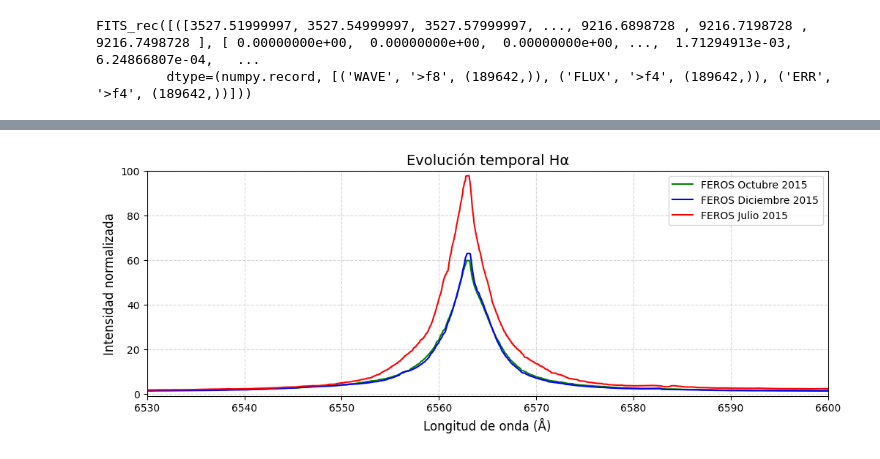
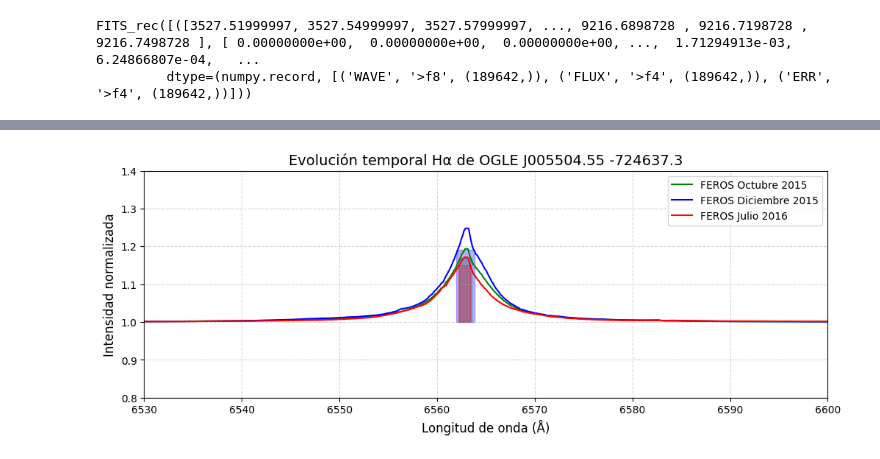
Before and after one commit to lsperezm/Red_Be_Stars, a Jupyter notebook: Code/B103.ipynb, the cells around one changed output, grey strips where cells are left out. Cells and saved outputs as stored; diff of their text form; code cells hidden in the pictures.

```diff
--- a/Code/B103.ipynb
+++ b/Code/B103.ipynb
@@ -28,6 +52,6 @@ FITS_rec([([3527.51999997, 3527.54999997, 3527.57999997, ..., 9216.6898728 , 921
 # %%
 #Data October 2015
-xd1_new=data1['FLUX'][0].tolist()
+xd1_new=data1['FLUX'][0]+1
 xd1_filt=median_filter(xd1_new,20)
 lam1 = data1['WAVE'][0]
 
@@ -37,7 +61,7 @@ mask_gamma1=np.abs(4367.23-lam1)>50 #H_gamma está corrido
 mask1=mask_alpha1&mask_beta1&mask_gamma1
 
 #Data December 2015
-xd2_new=data2['FLUX'][0].tolist()
+xd2_new=data2['FLUX'][0]+1
 xd2_filt=median_filter(xd2_new,20)
 lam2 = data2['WAVE'][0]
 
@@ -47,7 +71,7 @@ mask_gamma2=np.abs(4367.23-lam2)>50 #H_gamma está corrido
 mask2=mask_alpha2&mask_beta2&mask_gamma2
 
 #Data July 2016
-xd3_new=data3['FLUX'][0].tolist()
+xd3_new=data3['FLUX'][0]+1
 xd3_filt=median_filter(xd3_new,20)
 lam3 = data3['WAVE'][0]
 
@@ -100,32 +124,38 @@ n_iter = 100
 # %%
 EW_sst = []
 #with fits.open(Oct2015) as hdul:
 h1 = fits.getheader(Oct2015)
 fl = (xd1_filt/modelo1(lam1))[98900:-86000] #Flux normalizado
 efl = data1['ERR'][0]
 wl = (lam1-3.3)[98900:-86000] #wavelength
 
 plt.figure(figsize=(12,4))
 
 plt.plot(wl, fl,color='green',label='FEROS Octubre 2015')
 plt.plot((lam2-3.3),(xd2_filt/modelo2(lam2)),color='blue',label='FEROS Diciembre 2015')
-plt.plot((lam3-3.3),(xd3_filt/modelo3(lam3)),color='red', label='FEROS Julio 2015')
+plt.plot((lam3-3.3),(xd3_filt/modelo3(lam3)),color='red', label='FEROS Julio 2016')
+plt.fill_between([6562.9-1.3053519278946115/2,6562.9+1.30535192789461159/2], 1,1.17, color='green', alpha=0.3)
+plt.fill_between([6562.9-1.9015420513315493/2,6562.9+1.90154205133154939/2], 1,1.19, color='blue', alpha=0.3)
+plt.fill_between([6562.8-1.2329653157306935/2,6562.8+1.2329653157306935/2], 1,1.15, color='red', alpha=0.3)
 
+#plt.fill_between([center_2013+0.3-2.071798488876922/2,center_2013+0.3+2.071798488876922/2], 0.65,1, color='blue', alpha=0.2)
 #plt.axvline(x=6562.8, color='blue', linestyle='--', linewidth=1,label=r'H-$\alpha$')
 #plt.axvline(x=6545.6, color='red', linestyle='--', linewidth=1)
 #plt.axvline(x=6575.6, color='red', linestyle='--', linewidth=1)
 
 plt.xlabel('Longitud de onda (Å)', fontsize=12)
 plt.ylabel('Intensidad normalizada', fontsize=12)
-plt.title('Evolución temporal Hα', fontsize=14)
+plt.title('Evolución temporal Hα de OGLE J005504.55 -724637.3', fontsize=14)
 plt.grid(True, linestyle='--', alpha=0.5)
 plt.legend()
 plt.xlim(6530,6600)
-plt.ylim(-1,100)
+plt.ylim(0.8,1.4)
+plt.savefig('B103Variabl')
+plt.show()
 
 SampleEW = []
 # %% [output]
-[figure, old version]
+[figure, new version]
 # %%
 def EW (wl, fl, cf, wf, cb, wb, cr, wr, n_iter):
 
```
Also changed, not shown: parts of 14 cells of this notebook, 10 other files.
